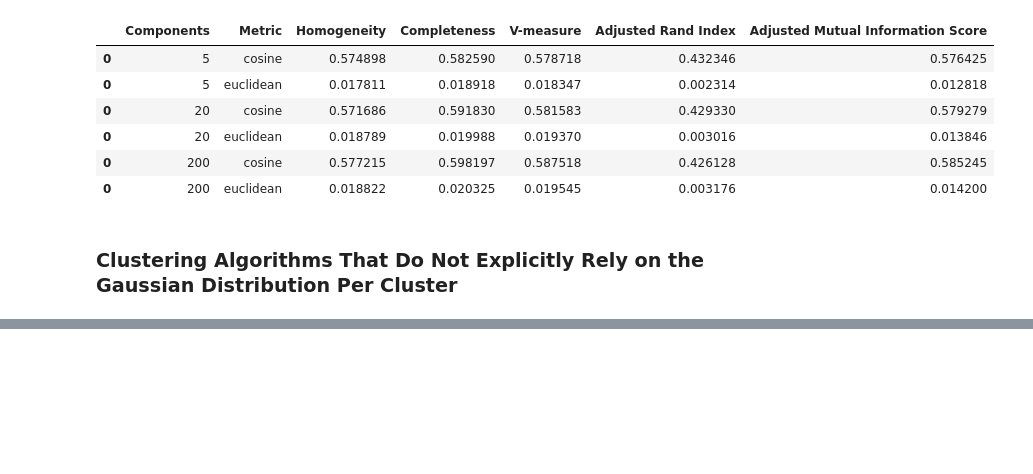
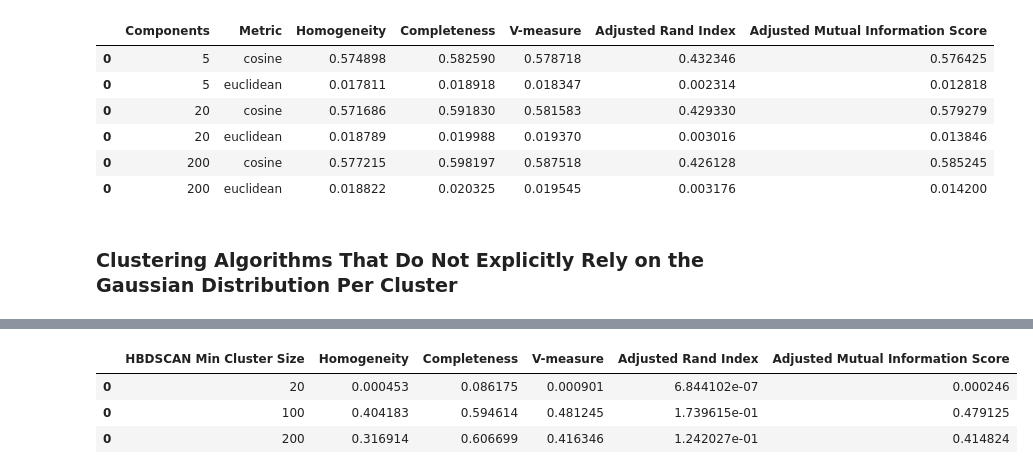
Before and after one commit to stswee/ECE219, a Jupyter notebook: Project_2/ECE219_Project2_Draft.ipynb, the cells around one changed output, grey strips where cells are left out. Saved outputs shown, nothing was run; the diff lists cells and outputs as text; code cells hidden in the pictures; blank space fills up the shorter version.

```diff
--- a/Project_2/ECE219_Project2_Draft.ipynb
+++ b/Project_2/ECE219_Project2_Draft.ipynb
@@ -440,0 +454,21 @@ eval_df
+# %%
+# HBDSCAN on UMAP-transformed data
+clusters = [20, 100, 200]
+
+umap_rep = umap.UMAP(n_components=20, metric='cosine').fit_transform(ng_full_tfidf)
+eval_df = pd.DataFrame(columns=['HBDSCAN Min Cluster Size', 'Homogeneity', 'Completeness', 'V-measure', 'Adjusted Rand Index', 'Adjusted Mutual Information Score'])
+
+for c in clusters:
+    hdbscan_labels = HDBSCAN(min_cluster_size=c).fit_predict(umap_rep)
+
+    # Evalaution Metrics
+    eval_metrics = evaluate_cluster_model(ng_full_df['class'], hdbscan_labels)
+    eval_metrics['HBDSCAN Min Cluster Size'] = c
+    eval_df = pd.concat([eval_df, eval_metrics])
+
+eval_df
+# %% [output]
+|  | HBDSCAN Min Cluster Size | Homogeneity | Completeness | V-measure | Adjusted Rand Index | Adjusted Mutual Information Score |
+| 0 | 20 | 0.000453 | 0.086175 | 0.000901 | 6.844102e-07 | 0.000246 |
+| 0 | 100 | 0.404183 | 0.594614 | 0.481245 | 1.739615e-01 | 0.479125 |
+| 0 | 200 | 0.316914 | 0.606699 | 0.416346 | 1.242027e-01 | 0.414824 |
```
Also changed, not shown: parts of 12 cells of this notebook.
